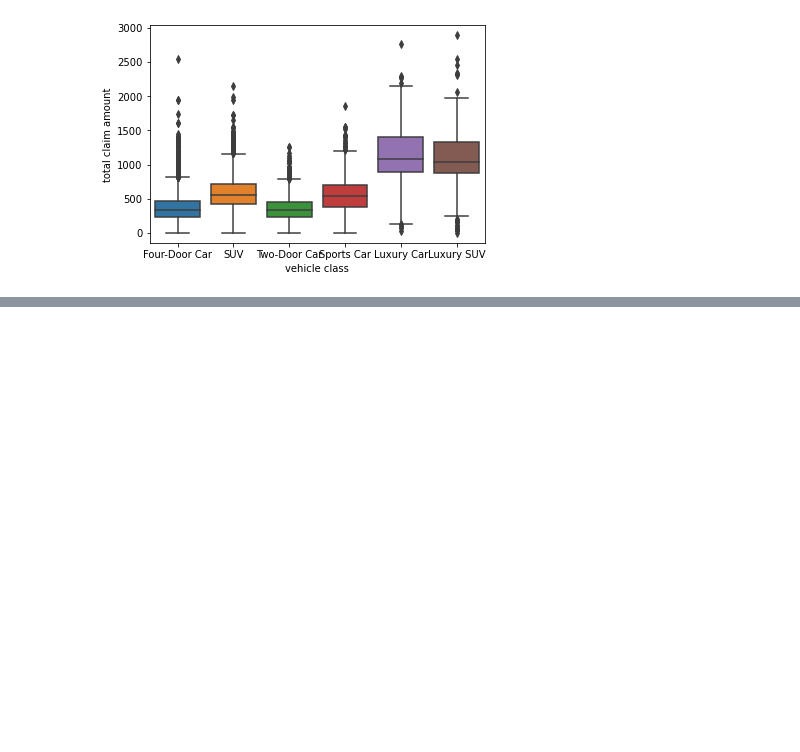
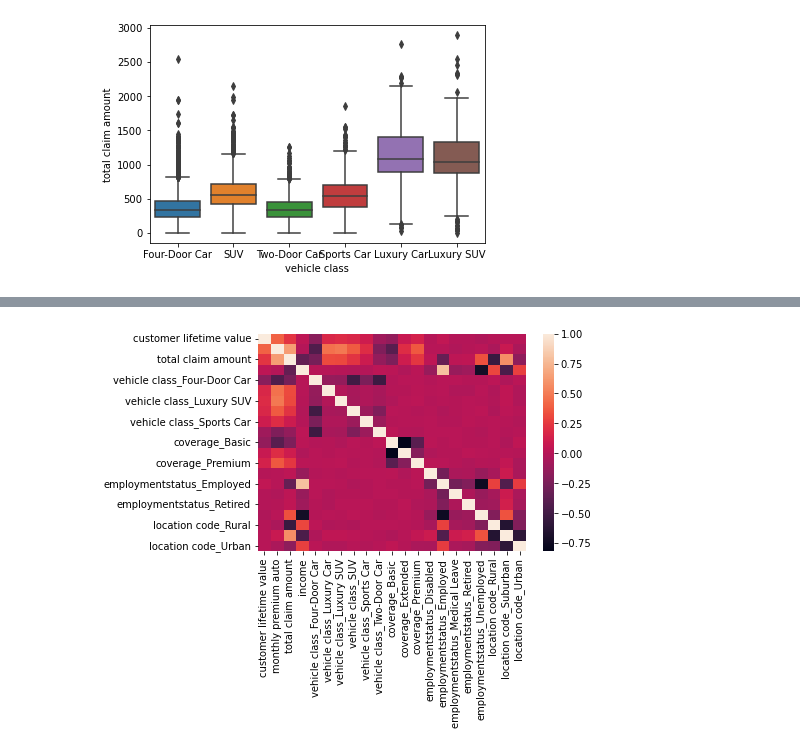
Before and after one commit to audedef/lab-customer-analysis-round-2, a Jupyter notebook: ex-lab-customer-analysis.ipynb, the cells around one changed output, grey strips where cells are left out. Cells and saved outputs as stored; diff of their text form; code cells hidden in the pictures; blank space fills up the shorter version.

```diff
--- a/ex-lab-customer-analysis.ipynb
+++ b/ex-lab-customer-analysis.ipynb
@@ -997,0 +727,7 @@ ValueError: all arrays must be same length
+# %%
+from sklearn.preprocessing import OneHotEncoder
+encoder = OneHotEncoder()
+
+encoder.fit_transform(X_cat)
+
+print(encoder.get_feature_names_out())
@@ -997,0 +742,3 @@ ValueError: all arrays must be same length
+# %%
+encoded = encoder.transform(X_cat).toarray()
+print(encoded)
@@ -997,0 +753,3 @@ ValueError: all arrays must be same length
+# %%
+onehot_encoded = pd.DataFrame(encoded,columns=encoder.get_feature_names_out())
+onehot_encoded.head(20)
@@ -997,0 +774,4 @@ ValueError: all arrays must be same length
+# %%
+# Then I need to concat both dataframes : df_numerical and onehot_encoded
+df_model1 = pd.concat([df_numerical, onehot_encoded], axis=1)
+df_model1.head()
@@ -997,0 +785,6 @@ ValueError: all arrays must be same length
+# %%
+corr_mat3 = df_model1.corr()
+sns.heatmap(corr_mat3)
+plt.show()
+# %% [output]
+[figure, added]
```
Also changed, not shown: parts of 83 cells of this notebook.
